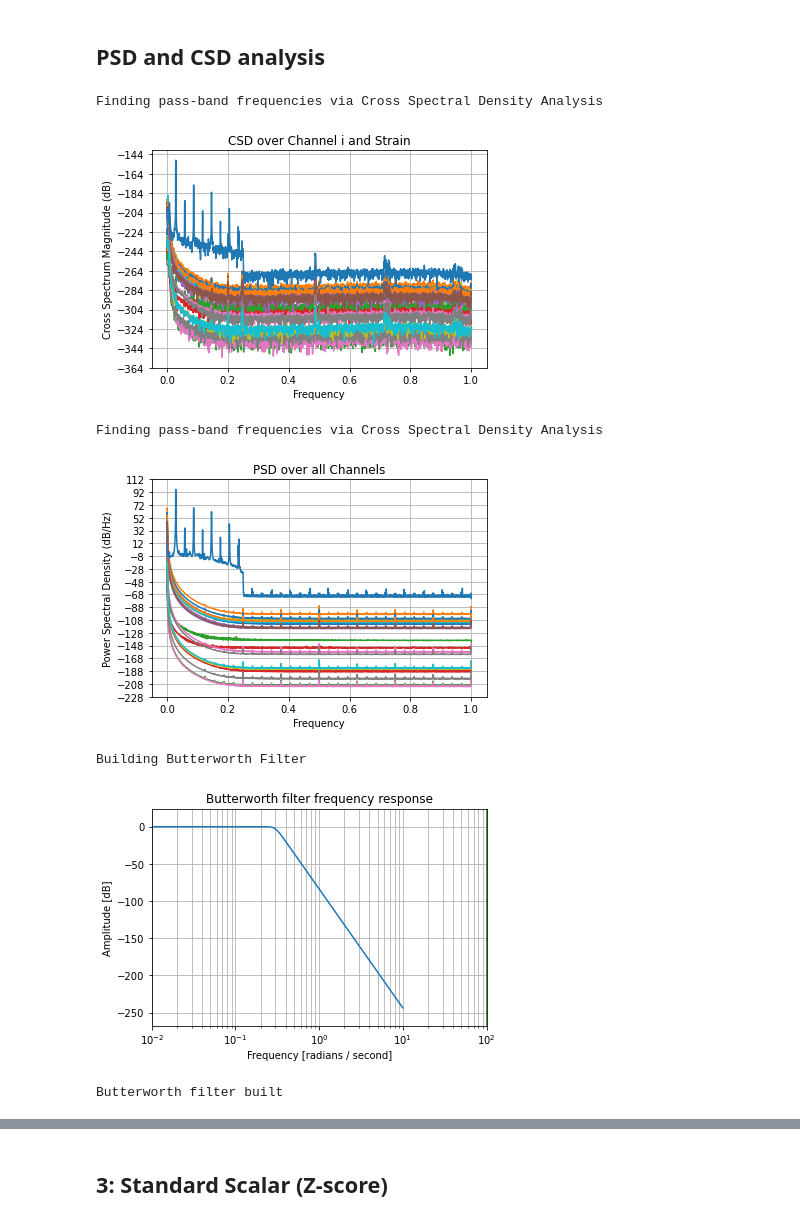
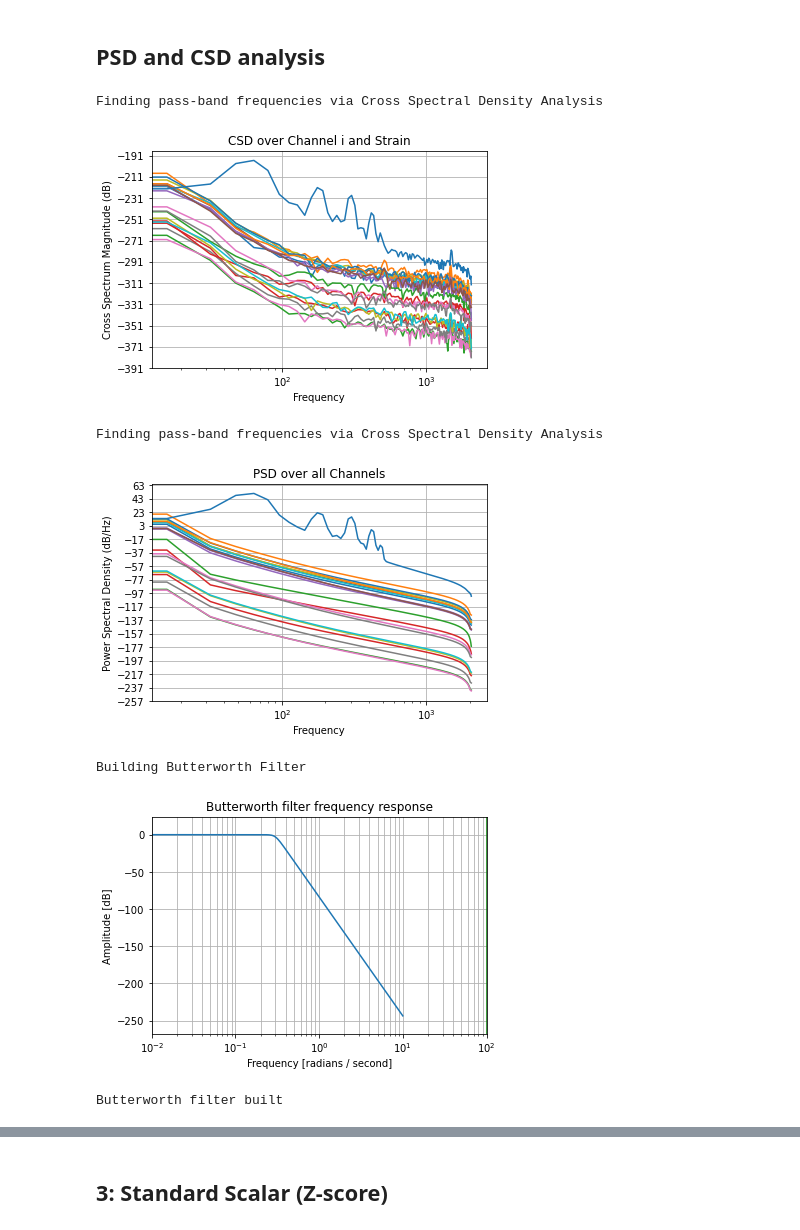
Before and after one commit to telmar3/PHYS139_FinalProject, a Jupyter notebook: data_preprocessing.ipynb, the cells around one changed output, grey strips where cells are left out. Drawn from its saved outputs; the diff is of its cells as text; code cells hidden in the pictures.

```diff
--- a/data_preprocessing.ipynb
+++ b/data_preprocessing.ipynb
@@ -85,52 +85,54 @@ channels = 21
 # %%
 # 2.0: Butterworth
 print("Finding pass-band frequencies via Cross Spectral Density Analysis")
-## Find band pass values per channel
+# Find band pass values per channel
+
 for i in range(0,21):
-    plt.csd(X[:,i], y, 4096, label = i)
+    plt.csd(X[:,i], y, Fs = 4096)
     plt.title("CSD over Channel i and Strain")
+
+plt.xscale("log")
 plt.show()
-print()
 
 
 print("Finding pass-band frequencies via Cross Spectral Density Analysis")
 ## Find band pass values per channel
 for i in range(0,21):
-    plt.psd(X[:,i], 4096, label = i)
+    plt.psd(X[:,i], Fs = 4096)
     plt.title("PSD over all Channels")
+
+plt.xscale("log")
 plt.show()
-print()
-
-
-
-
-
-print("Building Butterworth Filter")
-N = 8 # order of butterworth filter
-Wn = [0, 0.3] #passband [low end, high end]
-filter_type = "bp"
-fs = Wn[1]/2
-
-b, a = signal.butter(N, Wn, filter_type, analog=True)
-w, h = signal.freqs(b, a)
-plt.semilogx(w, 20 * np.log10(abs(h)))
-plt.title('Butterworth filter frequency response')
-plt.xlabel('Frequency [radians / second]')
-plt.ylabel('Amplitude [dB]')
-plt.margins(0, 0.1)
-plt.grid(which='both', axis='both')
-plt.axvline(100, color='green') # cutoff frequency
-plt.show()
-butter_sos = signal.butter(N, Wn, filter_type, fs , output = 'sos')
-print("Butterworth filter built")
 # %% [output]
 Finding pass-band frequencies via Cross Spectral Density Analysis
-[figure, old version]
+[figure, new version]
 Finding pass-band frequencies via Cross Spectral Density Analysis
-[figure, old version]
+[figure, new version]
-Building Butterworth Filter
-[figure, removed]
-Butterworth filter built
+# %%
+print("Building Butterworth Filter")
+N = 8 # order of butterworth filter
+
+Wn = [0, 0.3] # Band-pass [low end, high end]
+
+filter_type = "bp"
+fs = Wn[1]/2
+
+b, a = signal.butter(N, Wn, filter_type, analog=True)
+w, h = signal.freqs(b, a)
+plt.semilogx(w, 20 * np.log10(abs(h)))
+plt.title('Butterworth filter frequency response')
+plt.xlabel('Frequency [radians / second]')
+plt.ylabel('Amplitude [dB]')
+plt.margins(0, 0.1)
+plt.grid(which='both', axis='both')
+plt.axvline(100, color='green') # cutoff frequency
+plt.show()
+butter_sos = signal.butter(N, Wn, filter_type, fs , output = 'sos')
+print("Butterworth filter built")
+# %% [output]
+Building Butterworth Filter
+[figure, added]
+Butterworth filter built
 # %%
 # 2.1: Apply butter_sos to data
 print("Applying Butterworth to data")
```
Also changed, not shown: parts of 4 cells of this notebook.
